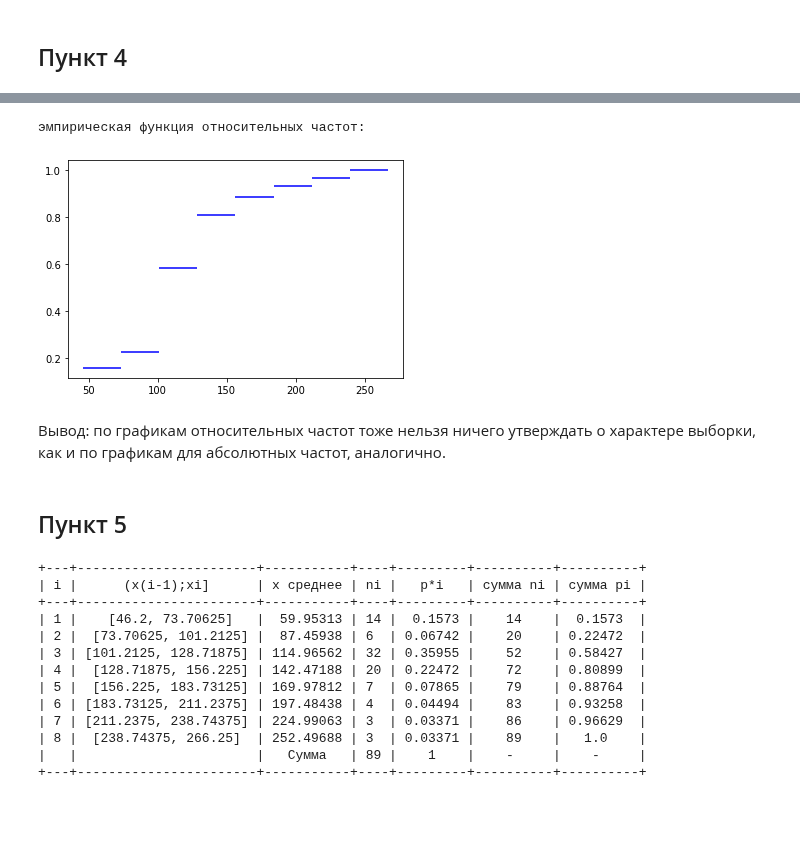
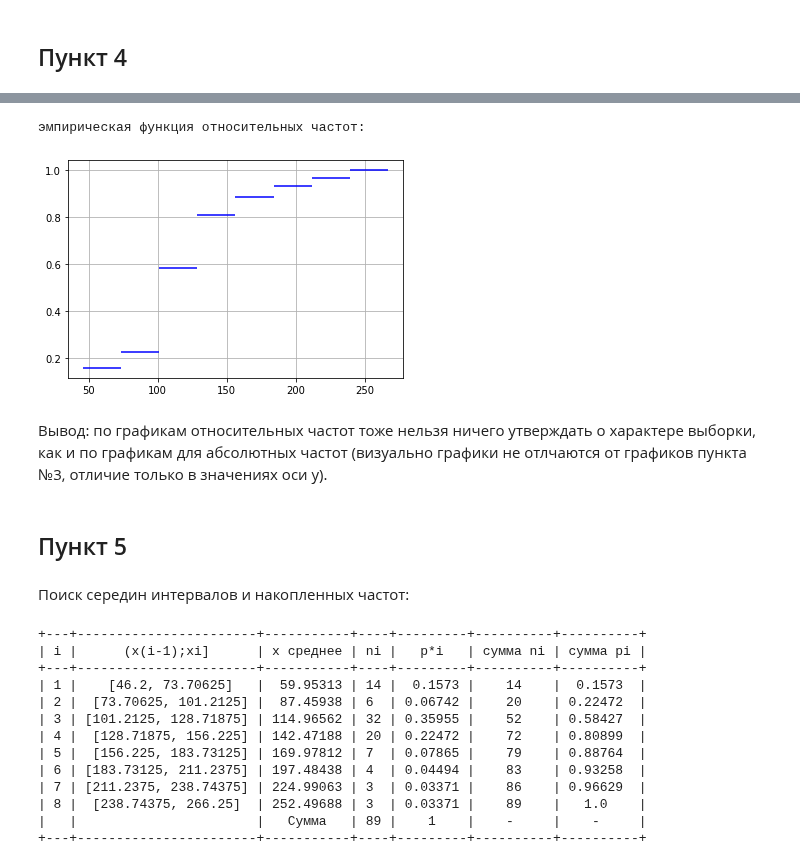
Before and after one commit to the-mvi/stat_an-2022, a Jupyter notebook: 0373_Gladkova_EI/task1.ipynb, the cells around one changed output, grey strips where cells are left out. Drawn from its saved outputs; the diff is of its cells as text; code cells hidden in the pictures; blank space fills up the shorter version.

```diff
--- a/0373_Gladkova_EI/task1.ipynb
+++ b/0373_Gladkova_EI/task1.ipynb
@@ -251,16 +268,19 @@ plt.show()
 # %%
 print("эмпирическая функция относительных частот:")
+plt.grid()
 hi=[0]*kolvo
 for i in range(len(a)):
     hi[i]=hi[i-1]+kolvodot[i]/len(m)
     plt.hlines(hi[i], a[i], b[i], color='b')
 # %% [output]
 эмпирическая функция относительных частот:
-[figure, old version]
+[figure, new version]
 # %% [markdown]
-Вывод: по графикам относительных частот тоже нельзя ничего утверждать о характере выборки, как и по графикам для абсолютных частот, аналогично.
+Вывод: по графикам относительных частот тоже нельзя ничего утверждать о характере выборки, как и по графикам для абсолютных частот (визуально графики не отлчаются от графиков пункта №3, отличие только в значениях оси y).
 # %% [markdown]
 ## Пункт 5
+# %% [markdown]
+Поиск середин интервалов и накопленных частот:
 # %%
 from prettytable import PrettyTable
 sum_p=[0]*kolvo
```
Also changed, not shown: parts of 30 cells of this notebook.
